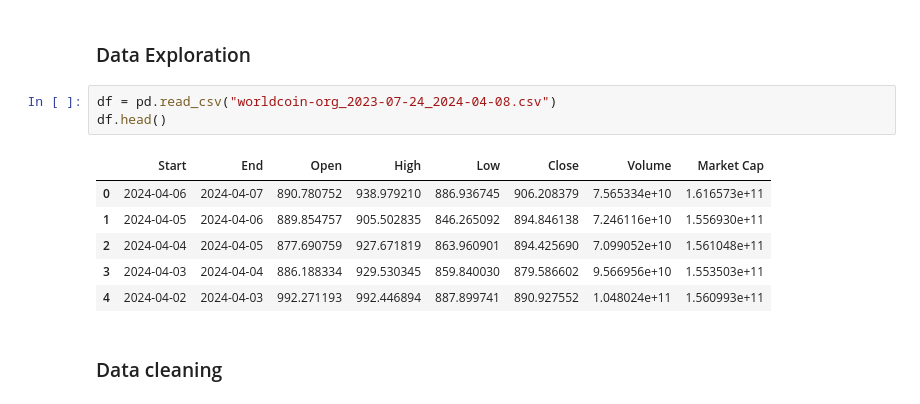
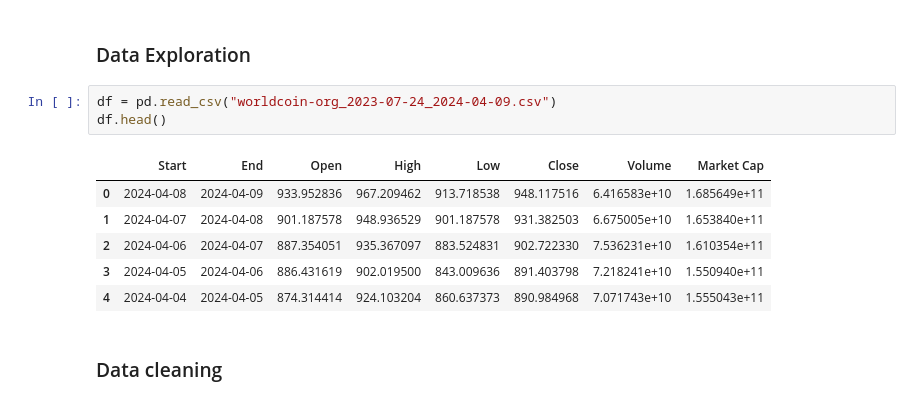
Before and after one commit to randellmwania/Worldcoin-price-Analysis-and-prediction, a Jupyter notebook: wld.ipynb, the cells around one changed output. Saved outputs shown, nothing was run; the diff lists cells and outputs as text.

```diff
--- a/wld.ipynb
+++ b/wld.ipynb
@@ -16,15 +16,15 @@ from sklearn.svm import SVR
 # %% [markdown]
 ### Data Exploration
 # %%
-df = pd.read_csv("worldcoin-org_2023-07-24_2024-04-08.csv")
+df = pd.read_csv("worldcoin-org_2023-07-24_2024-04-09.csv")
 df.head()
 # %% [output]
 |  | Start | End | Open | High | Low | Close | Volume | Market Cap |
-| 0 | 2024-04-06 | 2024-04-07 | 890.780752 | 938.979210 | 886.936745 | 906.208379 | 7.565334e+10 | 1.616573e+11 |
-| 1 | 2024-04-05 | 2024-04-06 | 889.854757 | 905.502835 | 846.265092 | 894.846138 | 7.246116e+10 | 1.556930e+11 |
-| 2 | 2024-04-04 | 2024-04-05 | 877.690759 | 927.671819 | 863.960901 | 894.425690 | 7.099052e+10 | 1.561048e+11 |
-| 3 | 2024-04-03 | 2024-04-04 | 886.188334 | 929.530345 | 859.840030 | 879.586602 | 9.566956e+10 | 1.553503e+11 |
-| 4 | 2024-04-02 | 2024-04-03 | 992.271193 | 992.446894 | 887.899741 | 890.927552 | 1.048024e+11 | 1.560993e+11 |
+| 0 | 2024-04-08 | 2024-04-09 | 933.952836 | 967.209462 | 913.718538 | 948.117516 | 6.416583e+10 | 1.685649e+11 |
+| 1 | 2024-04-07 | 2024-04-08 | 901.187578 | 948.936529 | 901.187578 | 931.382503 | 6.675005e+10 | 1.653840e+11 |
+| 2 | 2024-04-06 | 2024-04-07 | 887.354051 | 935.367097 | 883.524831 | 902.722330 | 7.536231e+10 | 1.610354e+11 |
+| 3 | 2024-04-05 | 2024-04-06 | 886.431619 | 902.019500 | 843.009636 | 891.403798 | 7.218241e+10 | 1.550940e+11 |
+| 4 | 2024-04-04 | 2024-04-05 | 874.314414 | 924.103204 | 860.637373 | 890.984968 | 7.071743e+10 | 1.555043e+11 |
 # %% [markdown]
 ### Data cleaning
 # %%
```
Also changed, not shown: parts of 7 cells of this notebook, 2 other files.
